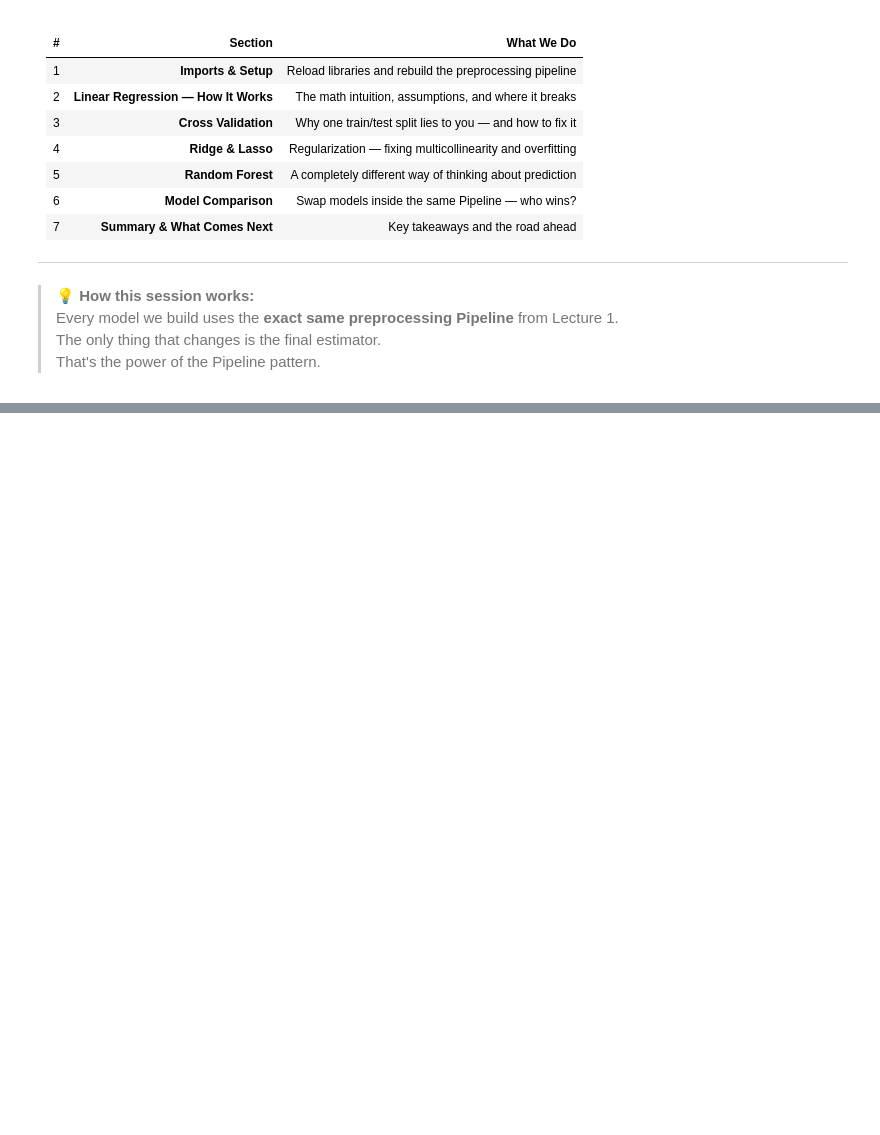
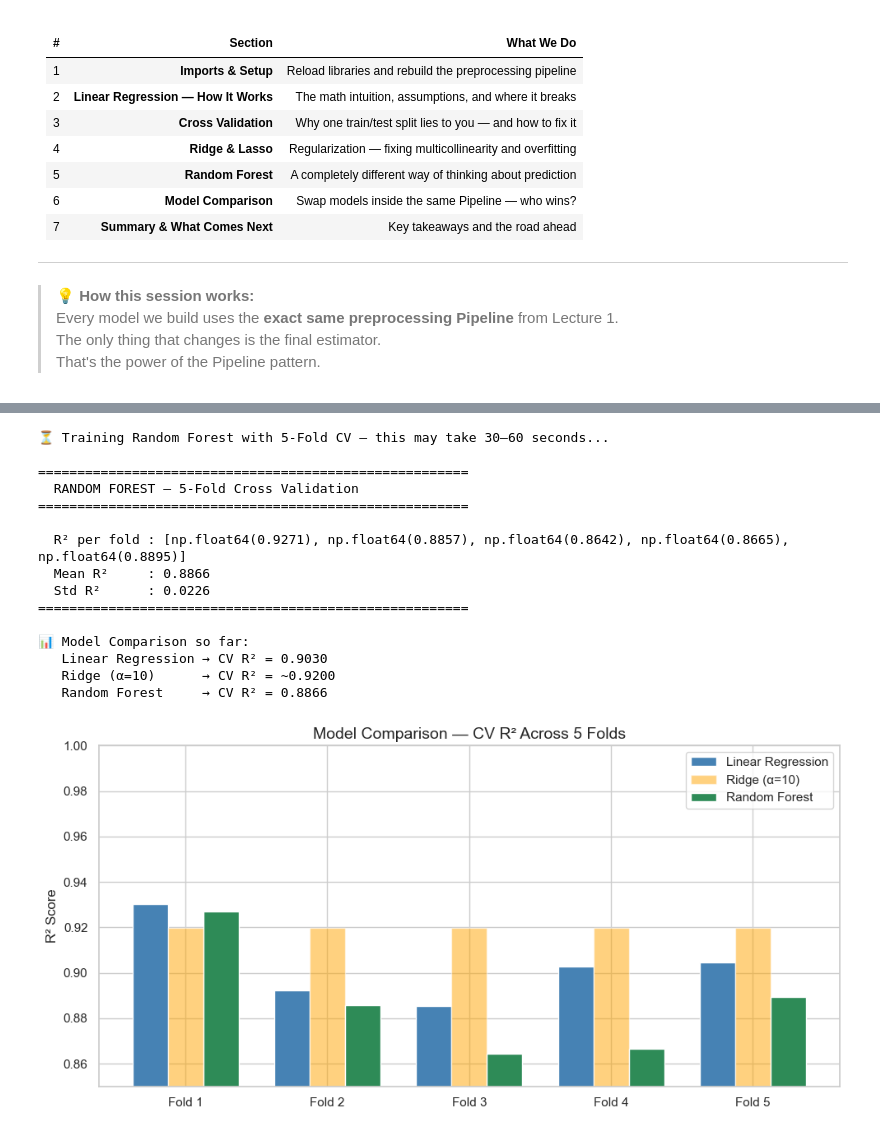
Before and after one commit to HimashaRandil/ames-preprocessing, a Jupyter notebook: notebooks/model_building.ipynb, the cells around one changed output, grey strips where cells are left out. Drawn from its saved outputs; the diff is of its cells as text; code cells hidden in the pictures; blank space fills up the shorter version.

```diff
--- a/notebooks/model_building.ipynb
+++ b/notebooks/model_building.ipynb
@@ -152,0 +881,79 @@ print(f"   Target       : log(SalePrice) — will convert back with np.expm1()")
+# %%
+# ── 5. RANDOM FOREST ──────────────────────────────────────────────────────────
+
+# ── Build Random Forest Pipeline ──────────────────────────────────────────────
+rf_pipeline = Pipeline(steps=[
+    ("preprocessor", preprocessor),
+    ("model", RandomForestRegressor(
+        n_estimators=100,    # number of trees
+        max_depth=None,      # let trees grow fully
+        min_samples_split=2, # minimum samples to split a node
+        random_state=42,
+        n_jobs=-1            # use all CPU cores
+    ))
+])
+
+# ── Cross Validation ───────────────────────────────────────────────────────────
+print("⏳ Training Random Forest with 5-Fold CV — this may take 30–60 seconds...")
+
+cv_scores_rf = cross_val_score(
+    rf_pipeline, X, y,
+    cv=kf,
+    scoring="r2"
+)
+
+print("\n" + "=" * 55)
+print("  RANDOM FOREST — 5-Fold Cross Validation")
+print("=" * 55)
+print(f"\n  R² per fold : {[round(s, 4) for s in cv_scores_rf]}")
+print(f"  Mean R²     : {cv_scores_rf.mean():.4f}")
+print(f"  Std R²      : {cv_scores_rf.std():.4f}")
+print("=" * 55)
+
+# ── Compare with previous models ──────────────────────────────────────────────
+print(f"\n📊 Model Comparison so far:")
+print(f"   Linear Regression → CV R² = 0.9030")
+print(f"   Ridge (α=10)      → CV R² = ~0.9200")
+print(f"   Random Forest     → CV R² = {cv_scores_rf.mean():.4f}")
+
+# ── Visualise fold by fold ─────────────────────────────────────────────────────
+fig, ax = plt.subplots(figsize=(10, 5))
+
+x = np.arange(5)
+width = 0.25
+
+ax.bar(x - width, cv_scores_lr,  width, label="Linear Regression",
+       color="steelblue", edgecolor="white")
+ax.bar(x,          [cross_val_score(Pipeline(steps=[("preprocessor", preprocessor),
+       ("model", Ridge(alpha=10))]), X, y, cv=kf, scoring="r2").mean()] * 5,
+       width, label="Ridge (α=10)", color="orange", edgecolor="white", alpha=0.5)
+ax.bar(x + width,  cv_scores_rf,  width, label="Random Forest",
+       color="seagreen", edgecolor="white")
+
+ax.set_xticks(x)
+ax.set_xticklabels([f"Fold {i+1}" for i in range(5)])
+ax.set_title("Model Comparison — CV R² Across 5 Folds", fontsize=14)
+ax.set_ylabel("R² Score")
+ax.set_ylim(0.85, 1.0)
+ax.legend()
+
+plt.tight_layout()
+plt.savefig("../outputs/rf_comparison.png", bbox_inches="tight")
+plt.show()
+# %% [output]
+⏳ Training Random Forest with 5-Fold CV — this may take 30–60 seconds...
+
+=======================================================
+  RANDOM FOREST — 5-Fold Cross Validation
+=======================================================
+
+  R² per fold : [np.float64(0.9271), np.float64(0.8857), np.float64(0.8642), np.float64(0.8665), np.float64(0.8895)]
+  Mean R²     : 0.8866
+  Std R²      : 0.0226
+=======================================================
+
+📊 Model Comparison so far:
+   Linear Regression → CV R² = 0.9030
+   Ridge (α=10)      → CV R² = ~0.9200
+   Random Forest     → CV R² = 0.8866
+[figure, added]
```
Also changed, not shown: parts of 18 cells of this notebook.
